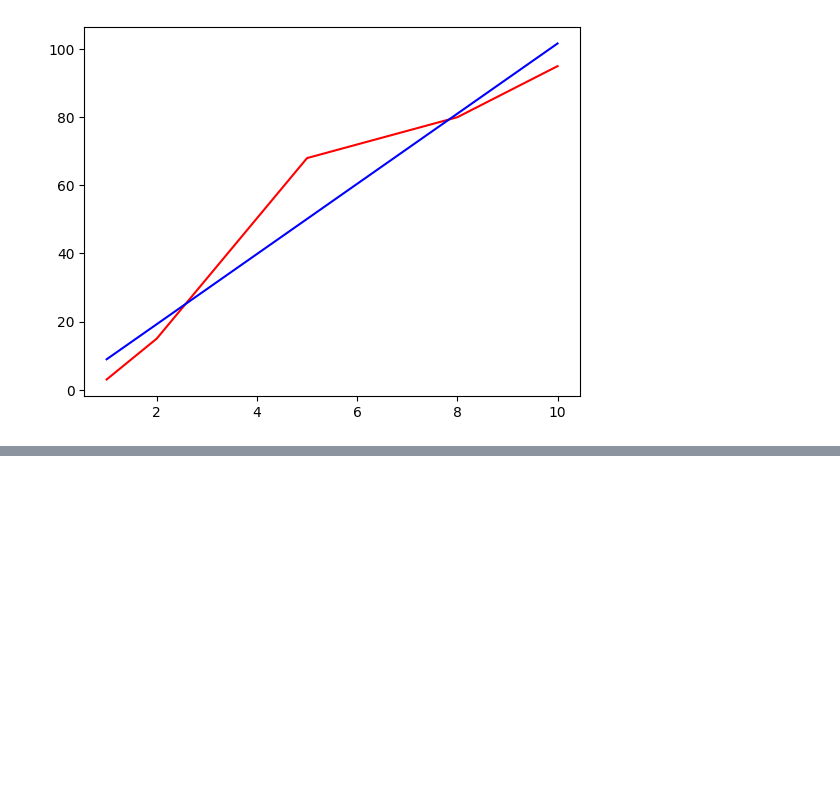
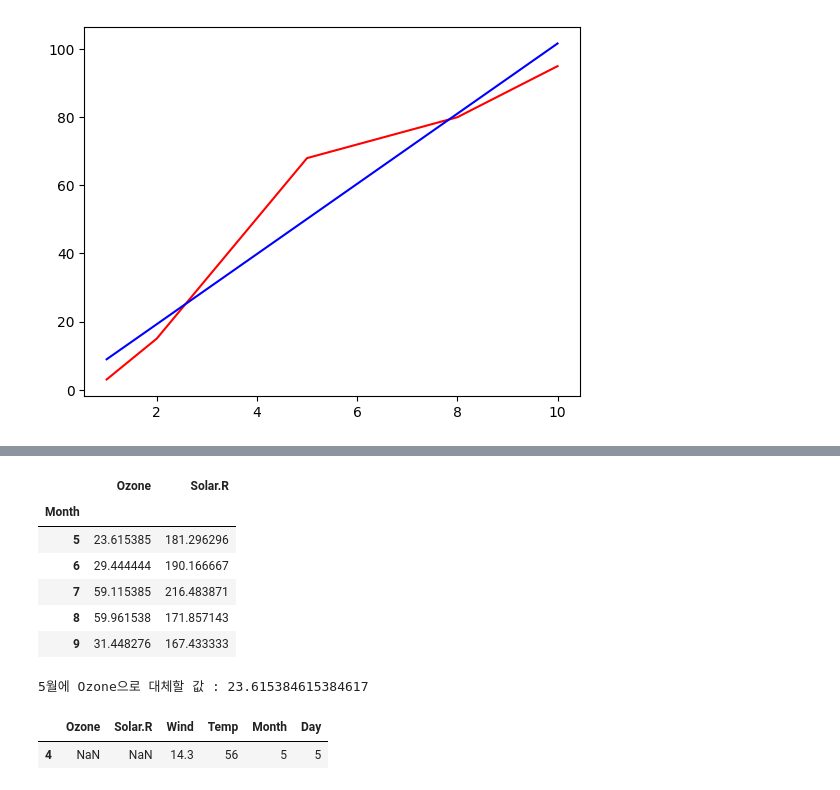
Before and after one commit to kkujuni83/ai_x, a Jupyter notebook: source/05_DeepLearning/04_tensorflow_v1_feat.스케일조정.ipynb, the cells around one changed output, grey strips where cells are left out. Drawn from its saved outputs; the diff is of its cells as text; code cells hidden in the pictures; blank space fills up the shorter version.

```diff
--- a/source/05_DeepLearning/04_tensorflow_v1_feat.스케일조정.ipynb
+++ b/source/05_DeepLearning/04_tensorflow_v1_feat.스케일조정.ipynb
@@ -436,0 +459,7 @@ plt.plot(x_data, y_hat, 'b')
+# %%
+# 방법2 : csv파일 -> 데이터프레임 -> 결측치처리 -> 넘파이배열 -> 머신러닝
+# 1. csv를 데이터프레임으로 읽기
+import pandas as pd
+data = pd.read_csv('data/ozone.csv')
+data.info() # Ozone, Solar.R 열에만 결측치
+data.isna().sum() # 열별 결측치 갯수
@@ -436,0 +487,26 @@ plt.plot(x_data, y_hat, 'b')
+# %%
+# 2. 결측치처리
+# 결측치 처리 방법1 : 결측치가 있는 행을 제거
+# data.dropna(how='any', axis=0, inplace=True)
+# 결측치 처리 방법2 : 결측치 대체(열별 평균값으로 대체)
+data.mean() # 열별평균
+# data.fillna(value=data.mean(), inplace=True)
+# 결측치 처리 방법3 : 결측치 대체(월별 열별 평균값으로 대체)
+mean_data = data.groupby('Month')[['Ozone','Solar.R']].mean()
+display(mean_data)
+print('5월에 Ozone으로 대체할 값 :', mean_data.loc[5, 'Ozone'])
+# %% [output]
+|  | Ozone | Solar.R |
+| Month |  |  |
+| 5 | 23.615385 | 181.296296 |
+| 6 | 29.444444 | 190.166667 |
+| 7 | 59.115385 | 216.483871 |
+| 8 | 59.961538 | 171.857143 |
+| 9 | 31.448276 | 167.433333 |
+5월에 Ozone으로 대체할 값 : 23.615384615384617
+# %%
+# 결측치가 있는 데이터
+data[data['Ozone'].isna() | data['Solar.R'].isna()].head(1)
+# %% [output]
+|  | Ozone | Solar.R | Wind | Temp | Month | Day |
+| 4 | NaN | NaN | 14.3 | 56 | 5 | 5 |
```
Also changed, not shown: parts of 42 cells of this notebook, 10 other files.
